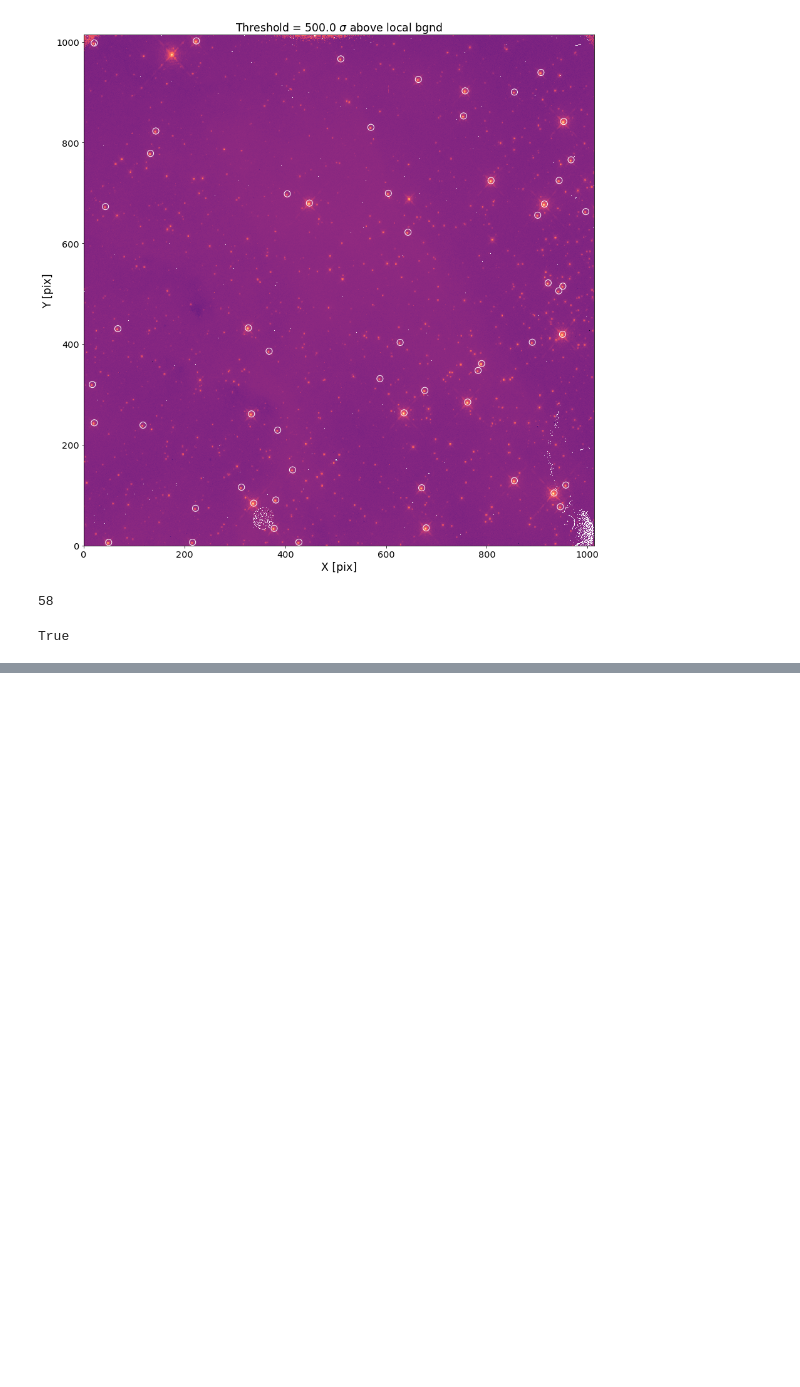
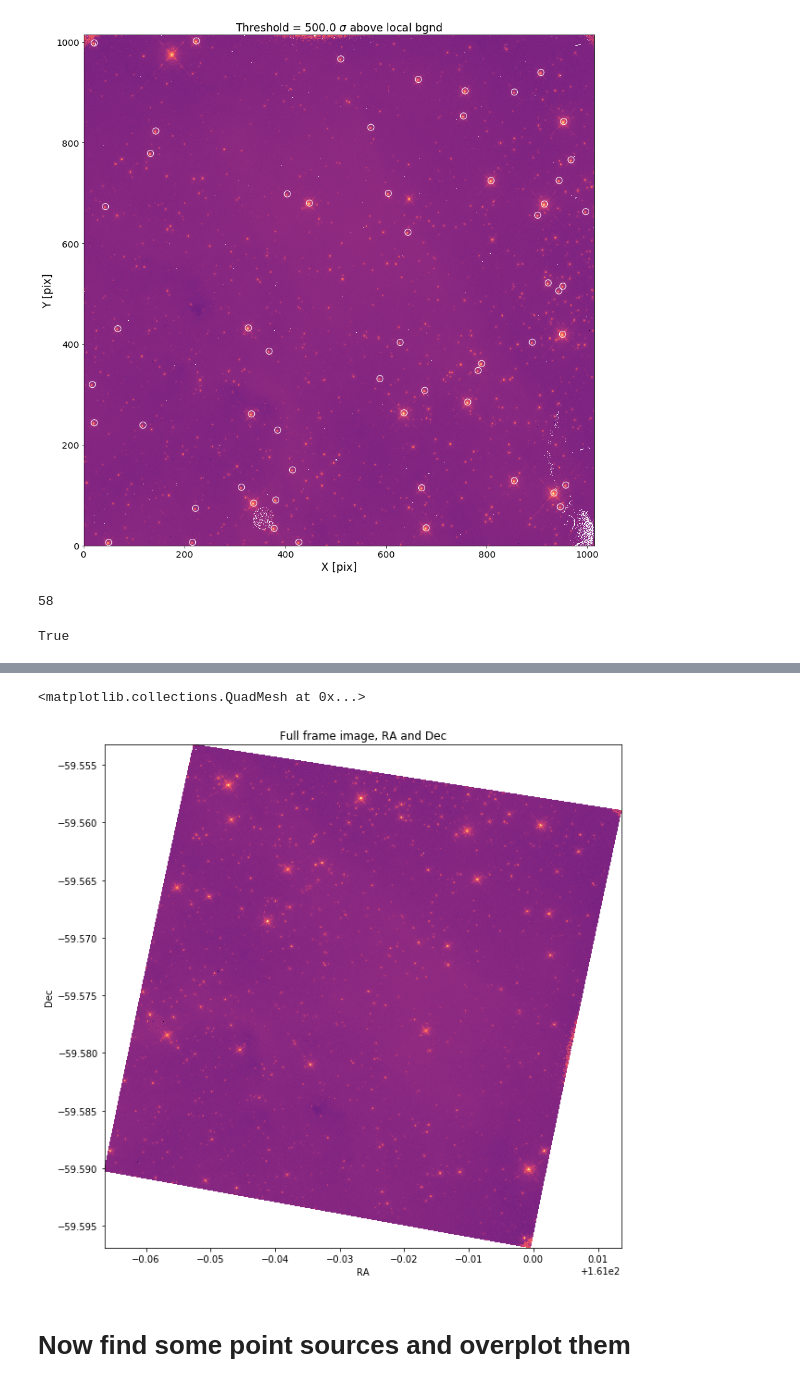
Before and after one commit to aggle/public_wifi, a Jupyter notebook: align_tr14_to_gaia.ipynb, the cells around one changed output, grey strips where cells are left out. Drawn from its saved outputs; the diff is of its cells as text; code cells hidden in the pictures; blank space fills up the shorter version.

```diff
--- a/align_tr14_to_gaia.ipynb
+++ b/align_tr14_to_gaia.ipynb
@@ -453,2 +431,13 @@ plt.colorbar(imax, ax=ax, orientation='horizontal')
 # %%
 # OK, the next step is to ID some sources and find their RA and Dec
+# %%
+fig, ax = plt.subplots(1, 1, figsize=(10, 10))
+ax.set_title("Full frame image, RA and Dec")
+ax.set_xlabel("RA")
+ax.set_ylabel("Dec")
+ax.pcolormesh(radec[0], radec[1], data, norm=mpl.colors.LogNorm(), cmap=mpl.cm.magma)
+# %% [output]
+<matplotlib.collections.QuadMesh at 0x...>
+[figure, added]
+# %% [markdown]
+# Now find some point sources and overplot them
```
Also changed, not shown: parts of 22 cells of this notebook, 3 other files.
